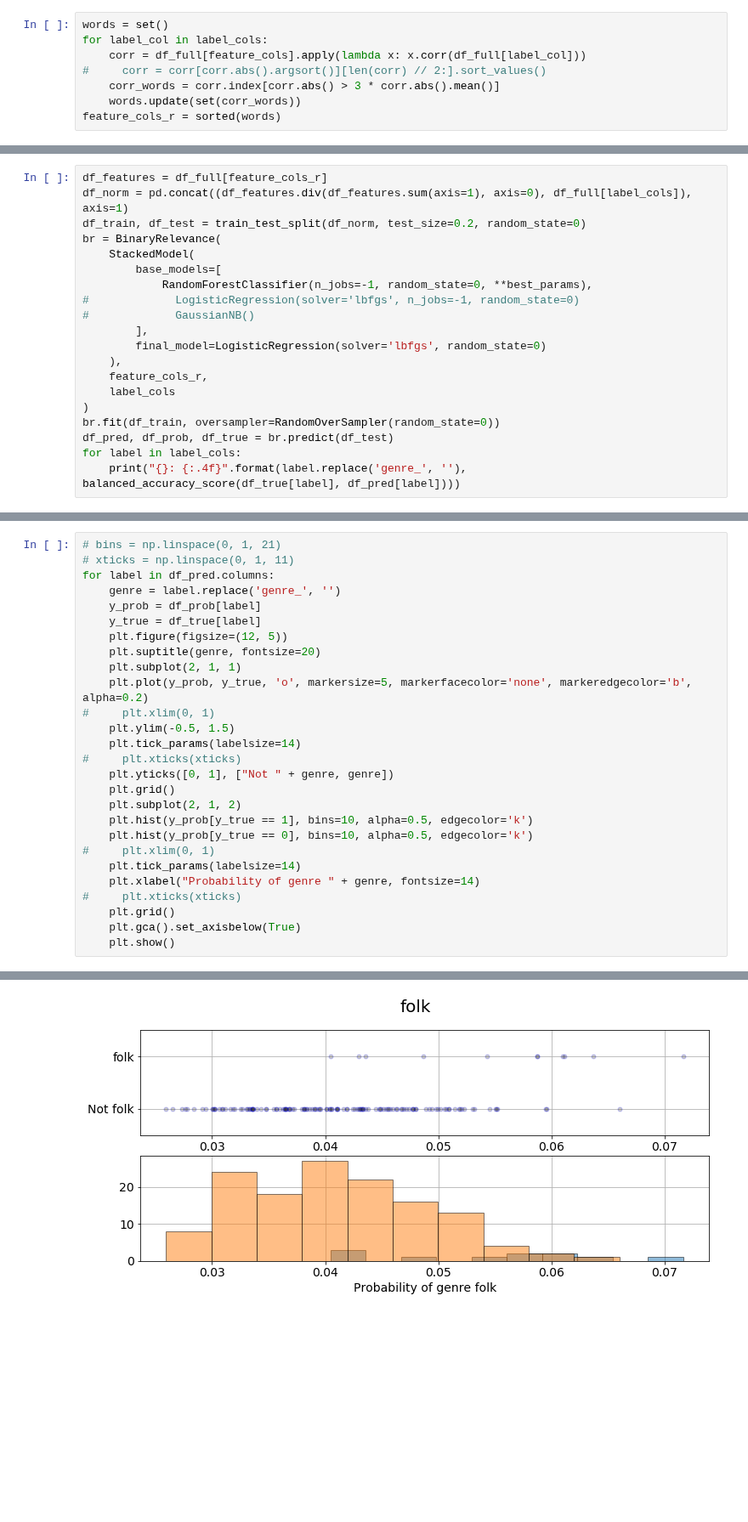
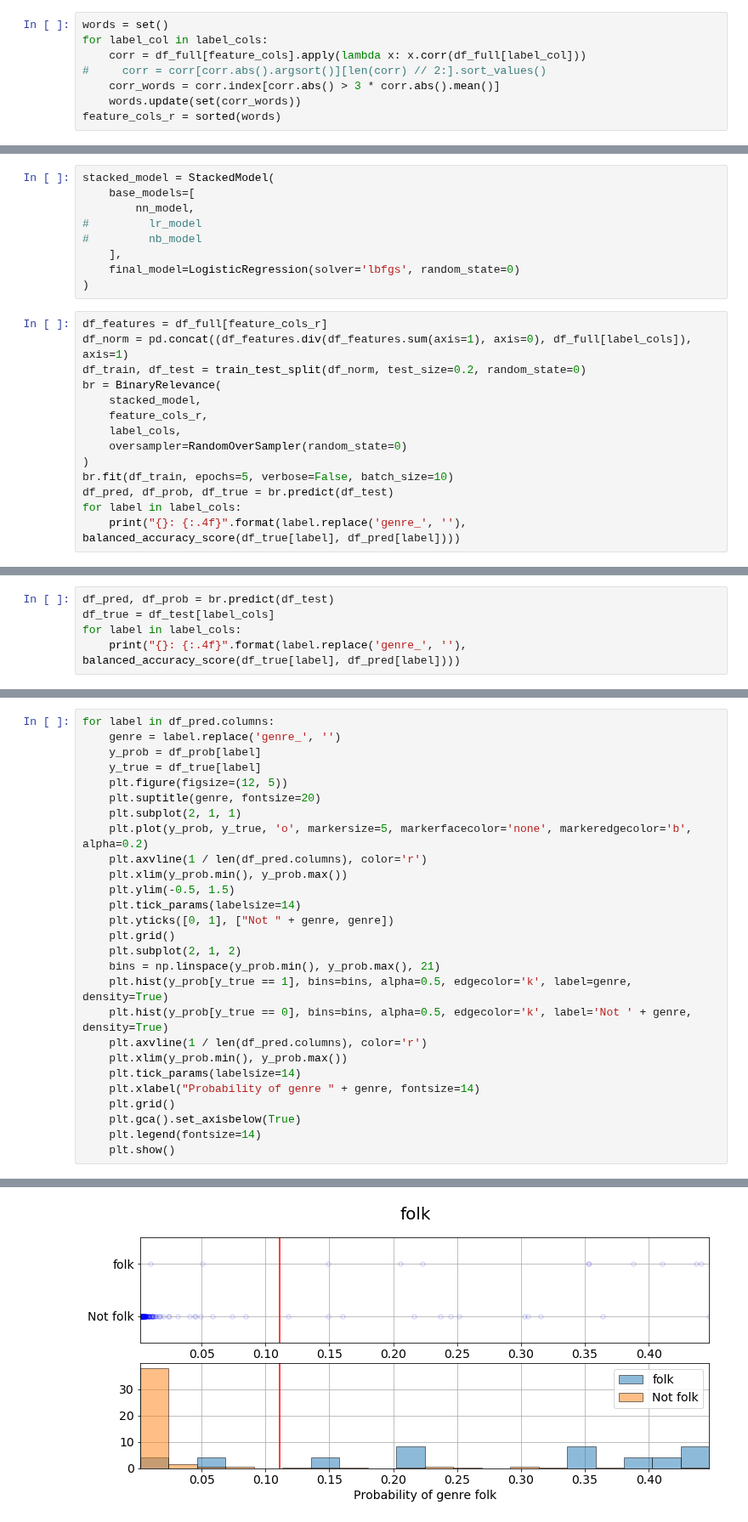
Before and after one commit to pdqnguyen/metallyrics, a Jupyter notebook: multi-genre-model.ipynb, the cells around one changed output, grey strips where cells are left out. Shown at 85% size. Saved outputs shown, nothing was run; the diff lists cells and outputs as text; blank space fills up the shorter version.

```diff
--- a/multi-genre-model.ipynb
+++ b/multi-genre-model.ipynb
@@ -132,20 +161,23 @@ best_params = {'bootstrap': True, 'max_depth': 30, 'max_features': 'auto', 'min_
+# %%
+stacked_model = StackedModel(
+    base_models=[
+        nn_model,
+#         lr_model
+#         nb_model
+    ],
+    final_model=LogisticRegression(solver='lbfgs', random_state=0)
+)
 # %%
 df_features = df_full[feature_cols_r]
 df_norm = pd.concat((df_features.div(df_features.sum(axis=1), axis=0), df_full[label_cols]), axis=1)
 df_train, df_test = train_test_split(df_norm, test_size=0.2, random_state=0)
 br = BinaryRelevance(
-    StackedModel(
-        base_models=[
-            RandomForestClassifier(n_jobs=-1, random_state=0, **best_params),
-#             LogisticRegression(solver='lbfgs', n_jobs=-1, random_state=0)
-#             GaussianNB()
-        ],
-        final_model=LogisticRegression(solver='lbfgs', random_state=0)
-    ),
+    stacked_model,
     feature_cols_r,
-    label_cols
+    label_cols,
+    oversampler=RandomOverSampler(random_state=0)
 )
-br.fit(df_train, oversampler=RandomOverSampler(random_state=0))
+br.fit(df_train, epochs=5, verbose=False, batch_size=10)
 df_pred, df_prob, df_true = br.predict(df_test)
 for label in label_cols:
     print("{}: {:.4f}".format(label.replace('genre_', ''), balanced_accuracy_score(df_true[label], df_pred[label])))
@@ -161,0 +195,5 @@ other: 0.5000
+# %%
+df_pred, df_prob = br.predict(df_test)
+df_true = df_test[label_cols]
+for label in label_cols:
+    print("{}: {:.4f}".format(label.replace('genre_', ''), balanced_accuracy_score(df_true[label], df_pred[label])))
@@ -170,6 +223,4 @@ plt.show()
 # %%
-# bins = np.linspace(0, 1, 21)
-# xticks = np.linspace(0, 1, 11)
 for label in df_pred.columns:
     genre = label.replace('genre_', '')
     y_prob = df_prob[label]
@@ -178,20 +229,22 @@ for label in df_pred.columns:
     plt.suptitle(genre, fontsize=20)
     plt.subplot(2, 1, 1)
     plt.plot(y_prob, y_true, 'o', markersize=5, markerfacecolor='none', markeredgecolor='b', alpha=0.2)
-#     plt.xlim(0, 1)
+    plt.axvline(1 / len(df_pred.columns), color='r')
+    plt.xlim(y_prob.min(), y_prob.max())
     plt.ylim(-0.5, 1.5)
     plt.tick_params(labelsize=14)
-#     plt.xticks(xticks)
     plt.yticks([0, 1], ["Not " + genre, genre])
     plt.grid()
     plt.subplot(2, 1, 2)
-    plt.hist(y_prob[y_true == 1], bins=10, alpha=0.5, edgecolor='k')
-    plt.hist(y_prob[y_true == 0], bins=10, alpha=0.5, edgecolor='k')
-#     plt.xlim(0, 1)
+    bins = np.linspace(y_prob.min(), y_prob.max(), 21)
+    plt.hist(y_prob[y_true == 1], bins=bins, alpha=0.5, edgecolor='k', label=genre, density=True)
+    plt.hist(y_prob[y_true == 0], bins=bins, alpha=0.5, edgecolor='k', label='Not ' + genre, density=True)
+    plt.axvline(1 / len(df_pred.columns), color='r')
+    plt.xlim(y_prob.min(), y_prob.max())
     plt.tick_params(labelsize=14)
     plt.xlabel("Probability of genre " + genre, fontsize=14)
-#     plt.xticks(xticks)
     plt.grid()
     plt.gca().set_axisbelow(True)
+    plt.legend(fontsize=14)
     plt.show()
 # %% [output]
@@ -201 +254 @@ for label in df_pred.columns:
-[figure, old version]
+[figure, new version]
```
Also changed, not shown: parts of 18 cells of this notebook.
